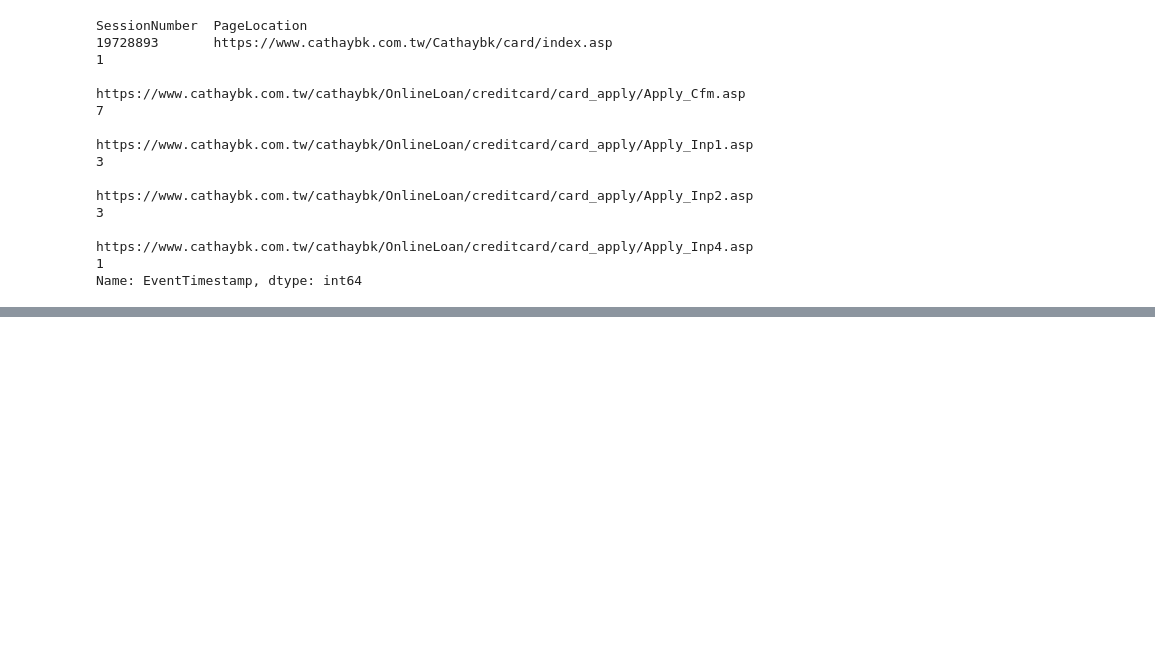
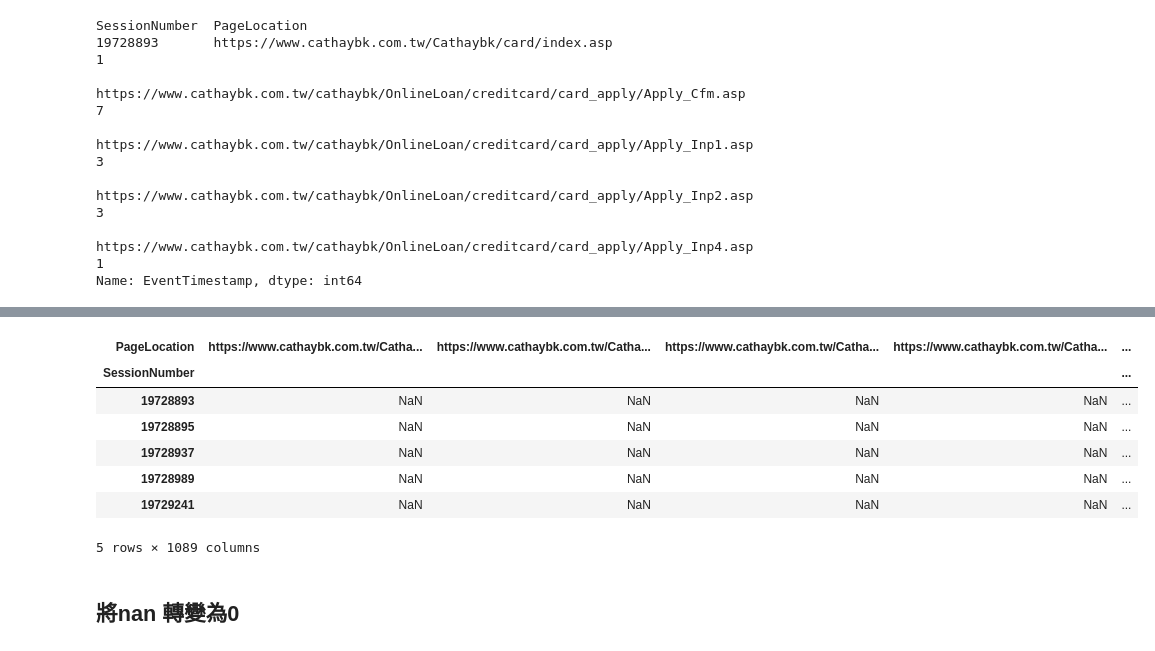
Before and after one commit to ywchiu/cathaybkpython, a Jupyter notebook: 20160929Demo.ipynb, the cells around one changed output, grey strips where cells are left out. Drawn from its saved outputs; the diff is of its cells as text; code cells hidden in the pictures; blank space fills up the shorter version.

```diff
--- a/20160929Demo.ipynb
+++ b/20160929Demo.ipynb
@@ -301,0 +334,13 @@ Name: EventTimestamp, dtype: int64
+# %%
+cardViewBehaviorGrp_df.head()
+# %% [output]
+| PageLocation | https://www.cathaybk.com.tw/Catha... | https://www.cathaybk.com.tw/Catha... | https://www.cathaybk.com.tw/Catha... | https://www.cathaybk.com.tw/Catha... | ... |
+| SessionNumber |  |  |  |  | ... |
+| 19728893 | NaN | NaN | NaN | NaN | ... |
+| 19728895 | NaN | NaN | NaN | NaN | ... |
+| 19728937 | NaN | NaN | NaN | NaN | ... |
+| 19728989 | NaN | NaN | NaN | NaN | ... |
+| 19729241 | NaN | NaN | NaN | NaN | ... |
+5 rows × 1089 columns
+# %% [markdown]
+## 將nan 轉變為0
```
Also changed, not shown: parts of 25 cells of this notebook.
